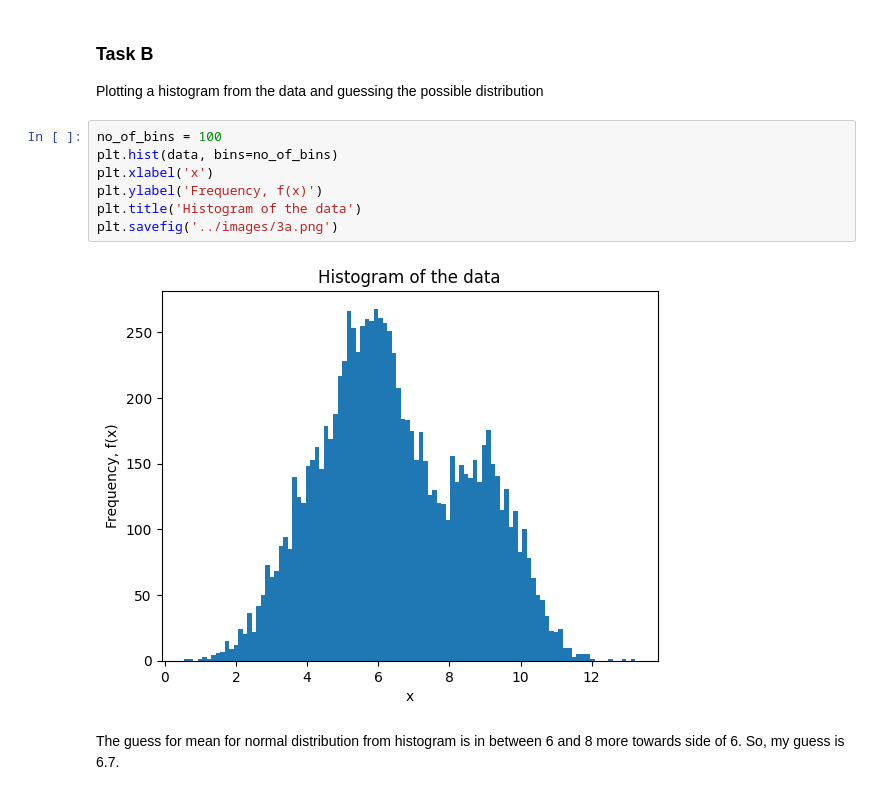
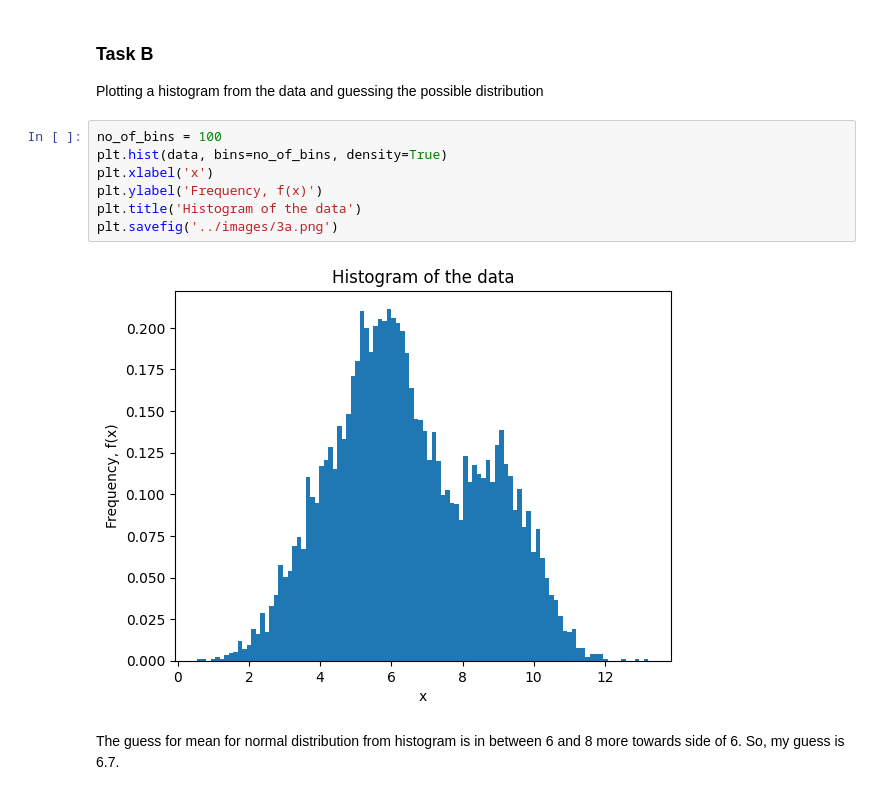
Before and after one commit to abhijain565aj/CS215-Assignment, a Jupyter notebook: Assignment_2/code/3.ipynb, the cells around one changed output. Cells and saved outputs as stored; diff of their text form.

```diff
--- a/Assignment_2/code/3.ipynb
+++ b/Assignment_2/code/3.ipynb
@@ -33,13 +33,13 @@ mu_2: 46.554361807879815
 Plotting a histogram from the data and guessing the possible distribution
 # %%
 no_of_bins = 100
-plt.hist(data, bins=no_of_bins)
+plt.hist(data, bins=no_of_bins, density=True)
 plt.xlabel('x')
 plt.ylabel('Frequency, f(x)')
 plt.title('Histogram of the data')
 plt.savefig('../images/3a.png')
 # %% [output]
-[figure, old version]
+[figure, new version]
 # %% [markdown]
 The guess for mean for normal distribution from histogram is in between 6 and 8 more towards side of 6. So, my guess is 6.7.
 # %% [markdown]
```
Also changed, not shown: parts of 7 cells of this notebook, 1 other file.
